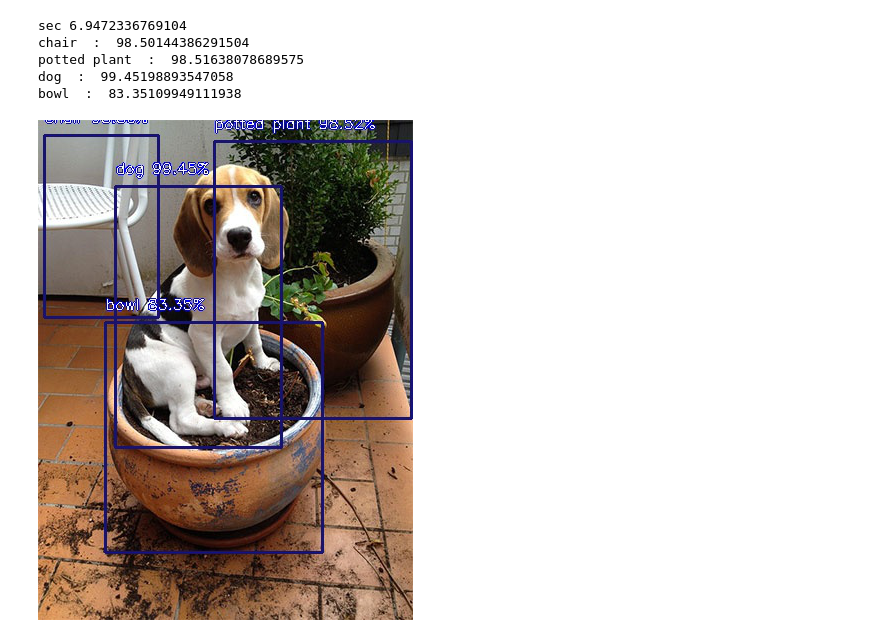
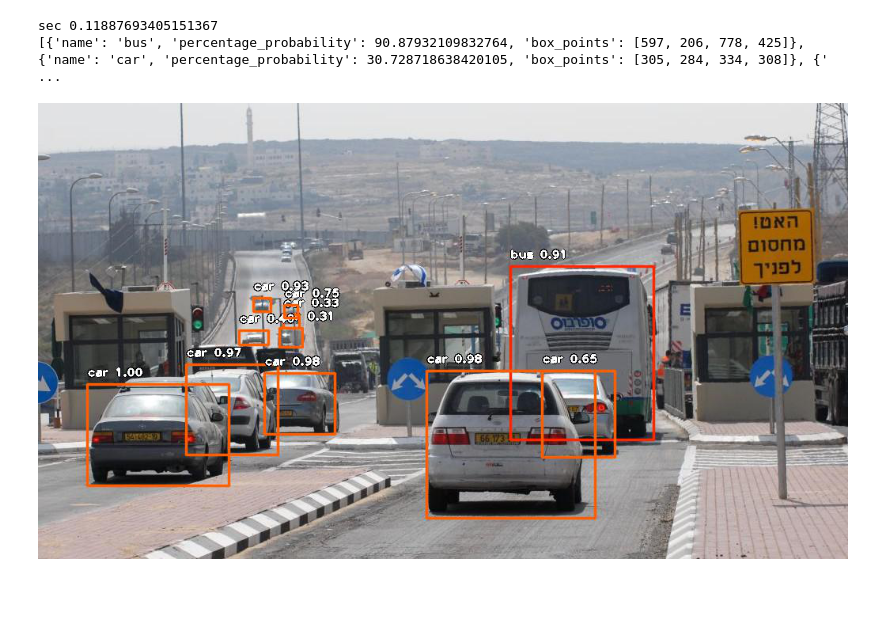
Before and after one commit to MajdTaweel/cv-project-2, a Jupyter notebook: main.ipynb, the cells around one changed output. Cells and saved outputs as stored; diff of their text form; code cells hidden in the pictures; blank space fills up the shorter version.

```diff
--- a/main.ipynb
+++ b/main.ipynb
@@ -78,16 +80,13 @@ Using TensorFlow backend.
 # %%
 start = time.time()
 #detections = yolo.detectObjectsFromImage(input_image=os.path.join(execution_path , "dog.jpg"), output_image_path=os.path.join(execution_path , "imagenew.jpg"))
-detections = yolo.detectCustomObjectsFromImage(custom_objects=custom,input_image=os.path.join(execution_path , "image1.jpg"), output_image_path=os.path.join(execution_path , "imagenew.jpg"), minimum_percentage_probability=30)
+detections = yolo.detectCustomObjectsFromImage(custom_objects=custom,input_image=os.path.join(execution_path , "cars.jpg"), output_image_path=os.path.join(execution_path , "imagenew.jpg"), minimum_percentage_probability=30)
 print('sec',time.time() - start)
 print(detections)
 # for eachObject in detections:
 #     print(eachObject["name"] , " : " , eachObject["percentage_probability"] )
 Image.open("imagenew.jpg")
 # %% [output]
-sec 6.9472336769104
-chair  :  98.50144386291504
-potted plant  :  98.51638078689575
-dog  :  99.45198893547058
-bowl  :  83.35109949111938
+sec 0.11887693405151367
+[{'name': 'bus', 'percentage_probability': 90.87932109832764, 'box_points': [597, 206, 778, 425]}, {'name': 'car', 'percentage_probability': 30.728718638420105, 'box_points': [305, 284, 334, 308]}, {' ...
-[figure, old version]
+[figure, new version]
```
Also changed, not shown: parts of 12 cells of this notebook.
